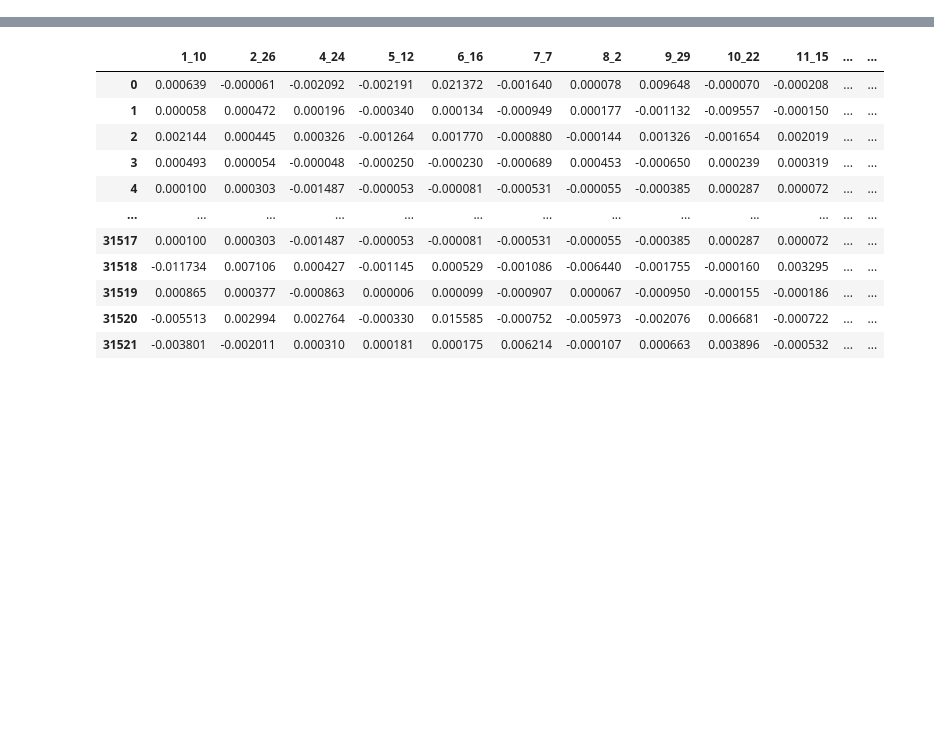
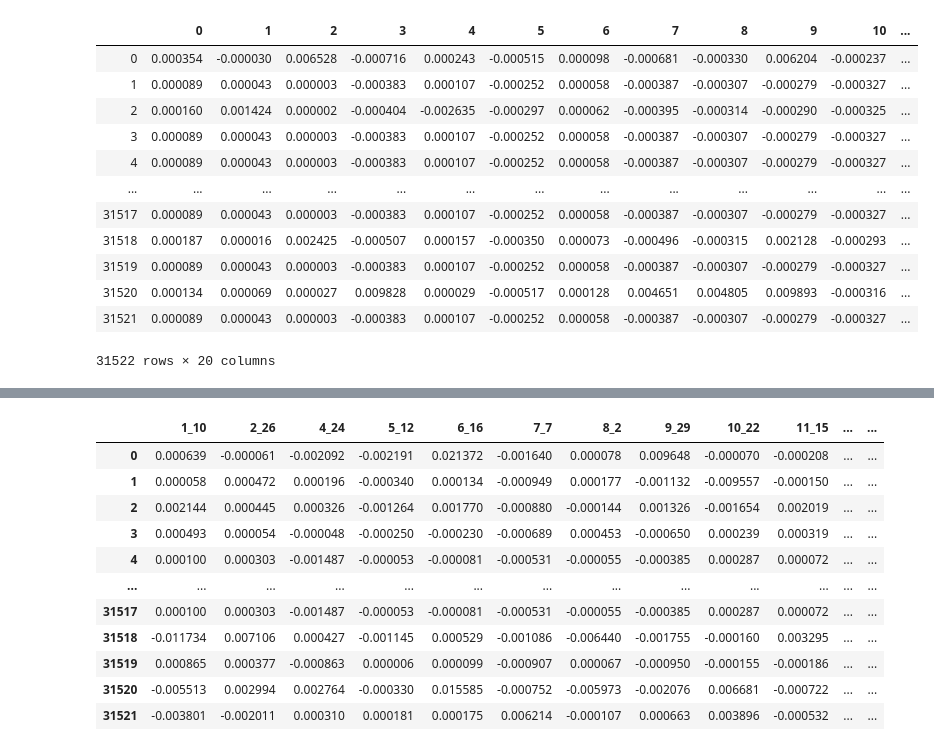
Before and after one commit to Reosu/BENG_212_Kidney, a Jupyter notebook: notebooks/ICA.ipynb, the cells around one changed output, grey strips where cells are left out. Saved outputs shown, nothing was run; the diff lists cells and outputs as text; code cells hidden in the pictures; blank space fills up the shorter version.

```diff
--- a/notebooks/ICA.ipynb
+++ b/notebooks/ICA.ipynb
@@ -22,0 +47,16 @@ norm_data = scaler.transform(data.transpose())
+# %%
+M
+# %% [output]
+|  | 0 | 1 | 2 | 3 | 4 | 5 | 6 | 7 | 8 | 9 | 10 | ... |
+| 0 | 0.000354 | -0.000030 | 0.006528 | -0.000716 | 0.000243 | -0.000515 | 0.000098 | -0.000681 | -0.000330 | 0.006204 | -0.000237 | ... |
+| 1 | 0.000089 | 0.000043 | 0.000003 | -0.000383 | 0.000107 | -0.000252 | 0.000058 | -0.000387 | -0.000307 | -0.000279 | -0.000327 | ... |
+| 2 | 0.000160 | 0.001424 | 0.000002 | -0.000404 | -0.002635 | -0.000297 | 0.000062 | -0.000395 | -0.000314 | -0.000290 | -0.000325 | ... |
+| 3 | 0.000089 | 0.000043 | 0.000003 | -0.000383 | 0.000107 | -0.000252 | 0.000058 | -0.000387 | -0.000307 | -0.000279 | -0.000327 | ... |
+| 4 | 0.000089 | 0.000043 | 0.000003 | -0.000383 | 0.000107 | -0.000252 | 0.000058 | -0.000387 | -0.000307 | -0.000279 | -0.000327 | ... |
+| ... | ... | ... | ... | ... | ... | ... | ... | ... | ... | ... | ... | ... |
+| 31517 | 0.000089 | 0.000043 | 0.000003 | -0.000383 | 0.000107 | -0.000252 | 0.000058 | -0.000387 | -0.000307 | -0.000279 | -0.000327 | ... |
+| 31518 | 0.000187 | 0.000016 | 0.002425 | -0.000507 | 0.000157 | -0.000350 | 0.000073 | -0.000496 | -0.000315 | 0.002128 | -0.000293 | ... |
+| 31519 | 0.000089 | 0.000043 | 0.000003 | -0.000383 | 0.000107 | -0.000252 | 0.000058 | -0.000387 | -0.000307 | -0.000279 | -0.000327 | ... |
+| 31520 | 0.000134 | 0.000069 | 0.000027 | 0.009828 | 0.000029 | -0.000517 | 0.000128 | 0.004651 | 0.004805 | 0.009893 | -0.000316 | ... |
+| 31521 | 0.000089 | 0.000043 | 0.000003 | -0.000383 | 0.000107 | -0.000252 | 0.000058 | -0.000387 | -0.000307 | -0.000279 | -0.000327 | ... |
+31522 rows × 20 columns
```
Also changed, not shown: parts of 7 cells of this notebook, 3 other files.
